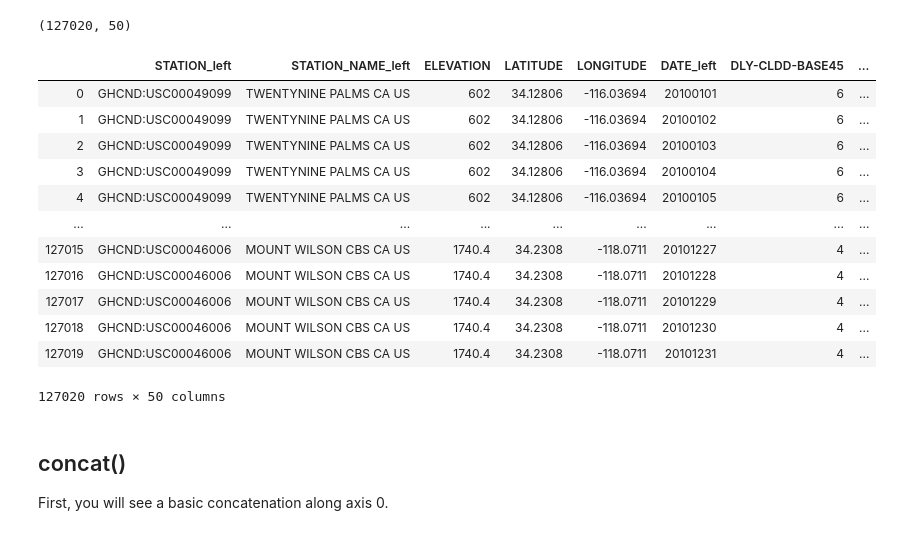
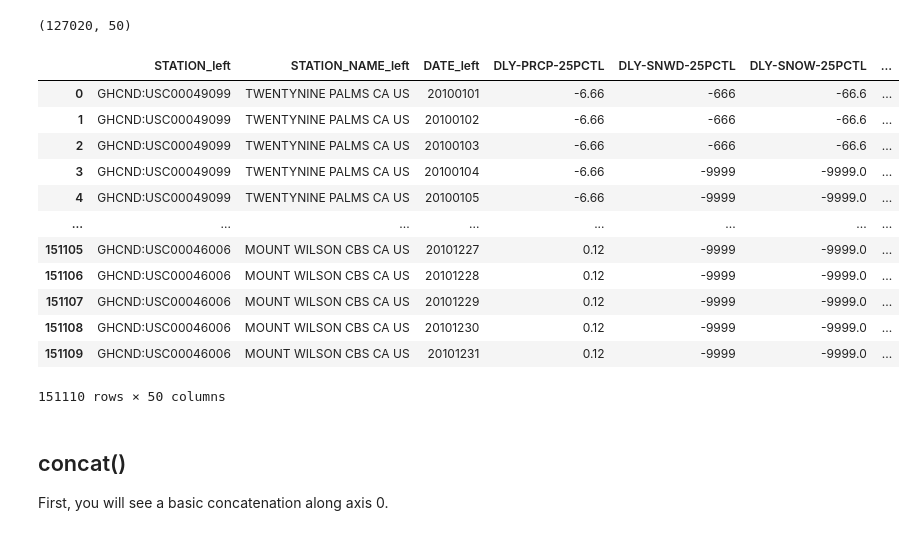
Before and after one commit to usm-cos422-522/courseMaterials, a Jupyter notebook: Lectures/pandas_merge.ipynb, the cells around one changed output. Cells and saved outputs as stored; diff of their text form; code cells hidden in the pictures.

```diff
--- a/Lectures/pandas_merge.ipynb
+++ b/Lectures/pandas_merge.ipynb
@@ -313,21 +316,21 @@ inner_joined_bare_total.shape
 # %% [output]
 (127020, 50)
 # %%
-climate_temp.join(climate_precip, lsuffix="_left", rsuffix="_right")
+climate_precip.join(climate_temp, lsuffix="_left", rsuffix="_right")
 # %% [output]
-|  | STATION_left | STATION_NAME_left | ELEVATION | LATITUDE | LONGITUDE | DATE_left | DLY-CLDD-BASE45 | ... |
-| 0 | GHCND:USC00049099 | TWENTYNINE PALMS CA US | 602 | 34.12806 | -116.03694 | 20100101 | 6 | ... |
-| 1 | GHCND:USC00049099 | TWENTYNINE PALMS CA US | 602 | 34.12806 | -116.03694 | 20100102 | 6 | ... |
-| 2 | GHCND:USC00049099 | TWENTYNINE PALMS CA US | 602 | 34.12806 | -116.03694 | 20100103 | 6 | ... |
-| 3 | GHCND:USC00049099 | TWENTYNINE PALMS CA US | 602 | 34.12806 | -116.03694 | 20100104 | 6 | ... |
-| 4 | GHCND:USC00049099 | TWENTYNINE PALMS CA US | 602 | 34.12806 | -116.03694 | 20100105 | 6 | ... |
-| ... | ... | ... | ... | ... | ... | ... | ... | ... |
-| 127015 | GHCND:USC00046006 | MOUNT WILSON CBS CA US | 1740.4 | 34.2308 | -118.0711 | 20101227 | 4 | ... |
-| 127016 | GHCND:USC00046006 | MOUNT WILSON CBS CA US | 1740.4 | 34.2308 | -118.0711 | 20101228 | 4 | ... |
-| 127017 | GHCND:USC00046006 | MOUNT WILSON CBS CA US | 1740.4 | 34.2308 | -118.0711 | 20101229 | 4 | ... |
-| 127018 | GHCND:USC00046006 | MOUNT WILSON CBS CA US | 1740.4 | 34.2308 | -118.0711 | 20101230 | 4 | ... |
-| 127019 | GHCND:USC00046006 | MOUNT WILSON CBS CA US | 1740.4 | 34.2308 | -118.0711 | 20101231 | 4 | ... |
+|  | STATION_left | STATION_NAME_left | DATE_left | DLY-PRCP-25PCTL | DLY-SNWD-25PCTL | DLY-SNOW-25PCTL | ... |
+| 0 | GHCND:USC00049099 | TWENTYNINE PALMS CA US | 20100101 | -6.66 | -666 | -66.6 | ... |
+| 1 | GHCND:USC00049099 | TWENTYNINE PALMS CA US | 20100102 | -6.66 | -666 | -66.6 | ... |
+| 2 | GHCND:USC00049099 | TWENTYNINE PALMS CA US | 20100103 | -6.66 | -666 | -66.6 | ... |
+| 3 | GHCND:USC00049099 | TWENTYNINE PALMS CA US | 20100104 | -6.66 | -9999 | -9999.0 | ... |
+| 4 | GHCND:USC00049099 | TWENTYNINE PALMS CA US | 20100105 | -6.66 | -9999 | -9999.0 | ... |
+| ... | ... | ... | ... | ... | ... | ... | ... |
+| 151105 | GHCND:USC00046006 | MOUNT WILSON CBS CA US | 20101227 | 0.12 | -9999 | -9999.0 | ... |
+| 151106 | GHCND:USC00046006 | MOUNT WILSON CBS CA US | 20101228 | 0.12 | -9999 | -9999.0 | ... |
+| 151107 | GHCND:USC00046006 | MOUNT WILSON CBS CA US | 20101229 | 0.12 | -9999 | -9999.0 | ... |
+| 151108 | GHCND:USC00046006 | MOUNT WILSON CBS CA US | 20101230 | 0.12 | -9999 | -9999.0 | ... |
+| 151109 | GHCND:USC00046006 | MOUNT WILSON CBS CA US | 20101231 | 0.12 | -9999 | -9999.0 | ... |
-127020 rows × 50 columns
+151110 rows × 50 columns
 # %% [markdown]
 ## concat()
 
```
Also changed, not shown: parts of 8 cells of this notebook.
